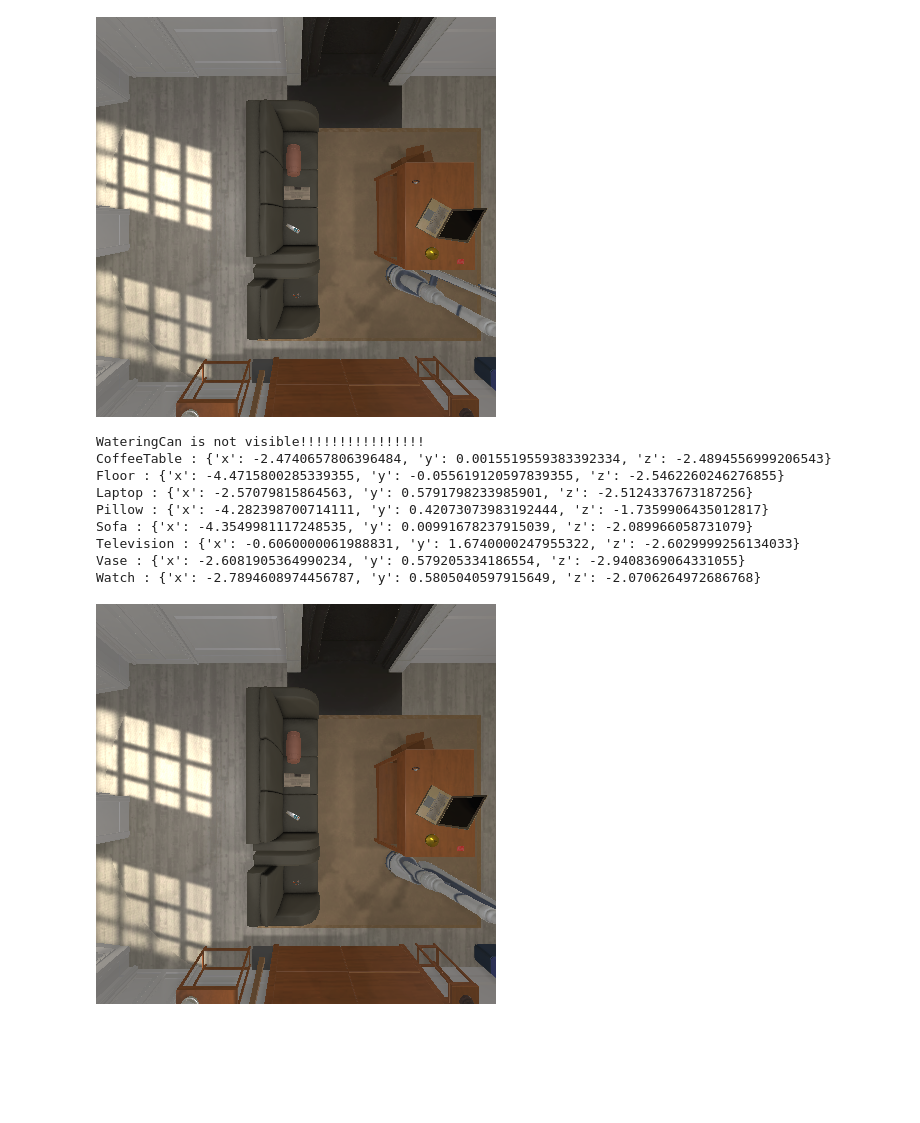
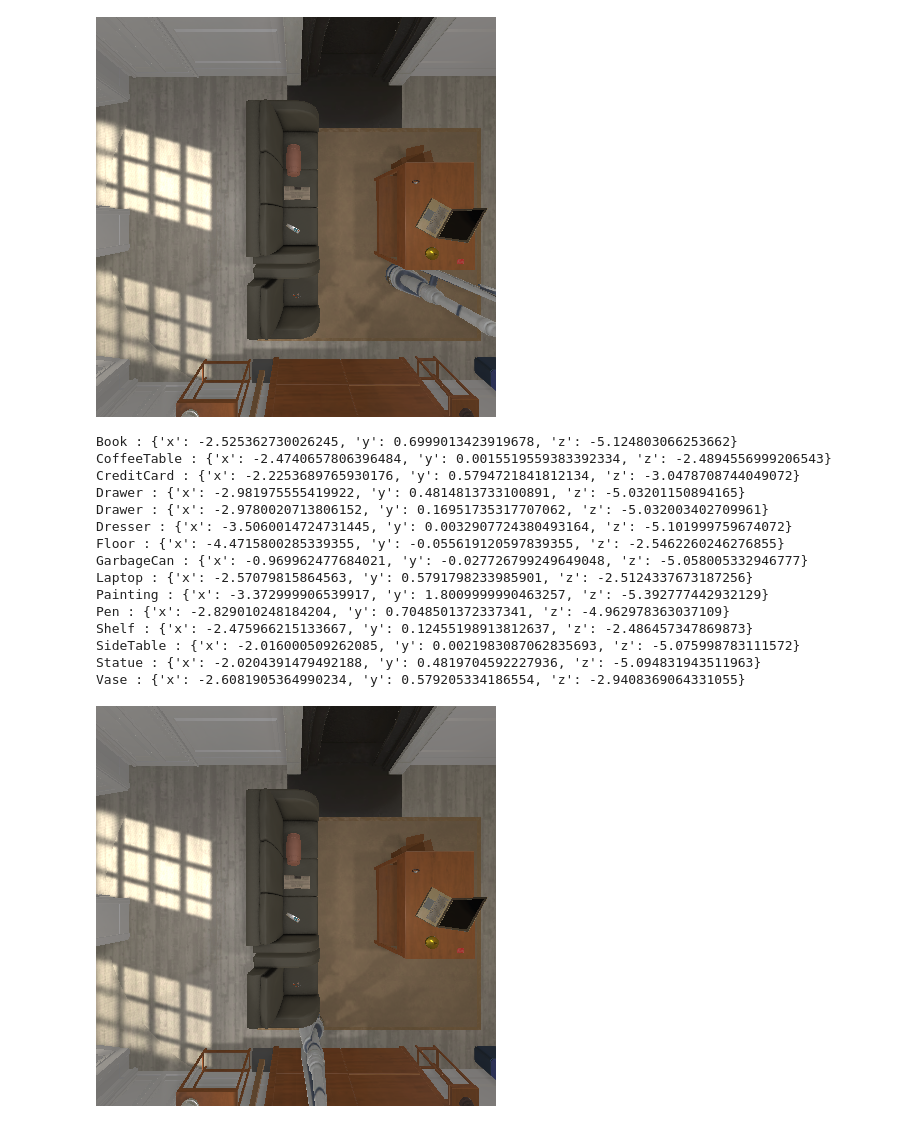
Before and after one commit to archie1983/llm_semantic_navigation, a Jupyter notebook: environment.ipynb, the cells around one changed output. Saved outputs shown, nothing was run; the diff lists cells and outputs as text; code cells hidden in the pictures; blank space fills up the shorter version.

```diff
--- a/environment.ipynb
+++ b/environment.ipynb
@@ -284,19 +284,25 @@ Vase : {'x': -4.477015972137451, 'y': 0.6982793807983398, 'z': -5.07603597640991
 [figure]
 # %%
 #aa = rnc.get_visible_objects(True)
-rnc.navigate_to_object("WateringCan")
-rnc.rotate_to_face_target("WateringCan")
+rnc.navigate_to_object("Drawer")
+rnc.rotate_to_face_target("Drawer")
 ev = rnc.controller.last_event
 o = rnc.get_visible_objects(True)
 plot_frames(ev.third_party_camera_frames[0])
 # %% [output]
-WateringCan is not visible!!!!!!!!!!!!!!!!
+Book : {'x': -2.525362730026245, 'y': 0.6999013423919678, 'z': -5.124803066253662}
 CoffeeTable : {'x': -2.4740657806396484, 'y': 0.0015519559383392334, 'z': -2.4894556999206543}
+CreditCard : {'x': -2.2253689765930176, 'y': 0.5794721841812134, 'z': -3.0478708744049072}
+Drawer : {'x': -2.981975555419922, 'y': 0.4814813733100891, 'z': -5.03201150894165}
+Drawer : {'x': -2.9780020713806152, 'y': 0.16951735317707062, 'z': -5.032003402709961}
+Dresser : {'x': -3.5060014724731445, 'y': 0.0032907724380493164, 'z': -5.101999759674072}
 Floor : {'x': -4.4715800285339355, 'y': -0.055619120597839355, 'z': -2.5462260246276855}
+GarbageCan : {'x': -0.969962477684021, 'y': -0.027726799249649048, 'z': -5.058005332946777}
 Laptop : {'x': -2.57079815864563, 'y': 0.5791798233985901, 'z': -2.5124337673187256}
-Pillow : {'x': -4.282398700714111, 'y': 0.42073073983192444, 'z': -1.7359906435012817}
-Sofa : {'x': -4.3549981117248535, 'y': 0.00991678237915039, 'z': -2.089966058731079}
-Television : {'x': -0.6060000061988831, 'y': 1.6740000247955322, 'z': -2.6029999256134033}
+Painting : {'x': -3.372999906539917, 'y': 1.8009999990463257, 'z': -5.392777442932129}
+Pen : {'x': -2.829010248184204, 'y': 0.7048501372337341, 'z': -4.962978363037109}
+Shelf : {'x': -2.475966215133667, 'y': 0.12455198913812637, 'z': -2.486457347869873}
+SideTable : {'x': -2.016000509262085, 'y': 0.0021983087062835693, 'z': -5.075998783111572}
+Statue : {'x': -2.0204391479492188, 'y': 0.4819704592227936, 'z': -5.094831943511963}
 Vase : {'x': -2.6081905364990234, 'y': 0.579205334186554, 'z': -2.9408369064331055}
-Watch : {'x': -2.7894608974456787, 'y': 0.5805040597915649, 'z': -2.0706264972686768}
-[figure, old version]
+[figure, new version]
```
